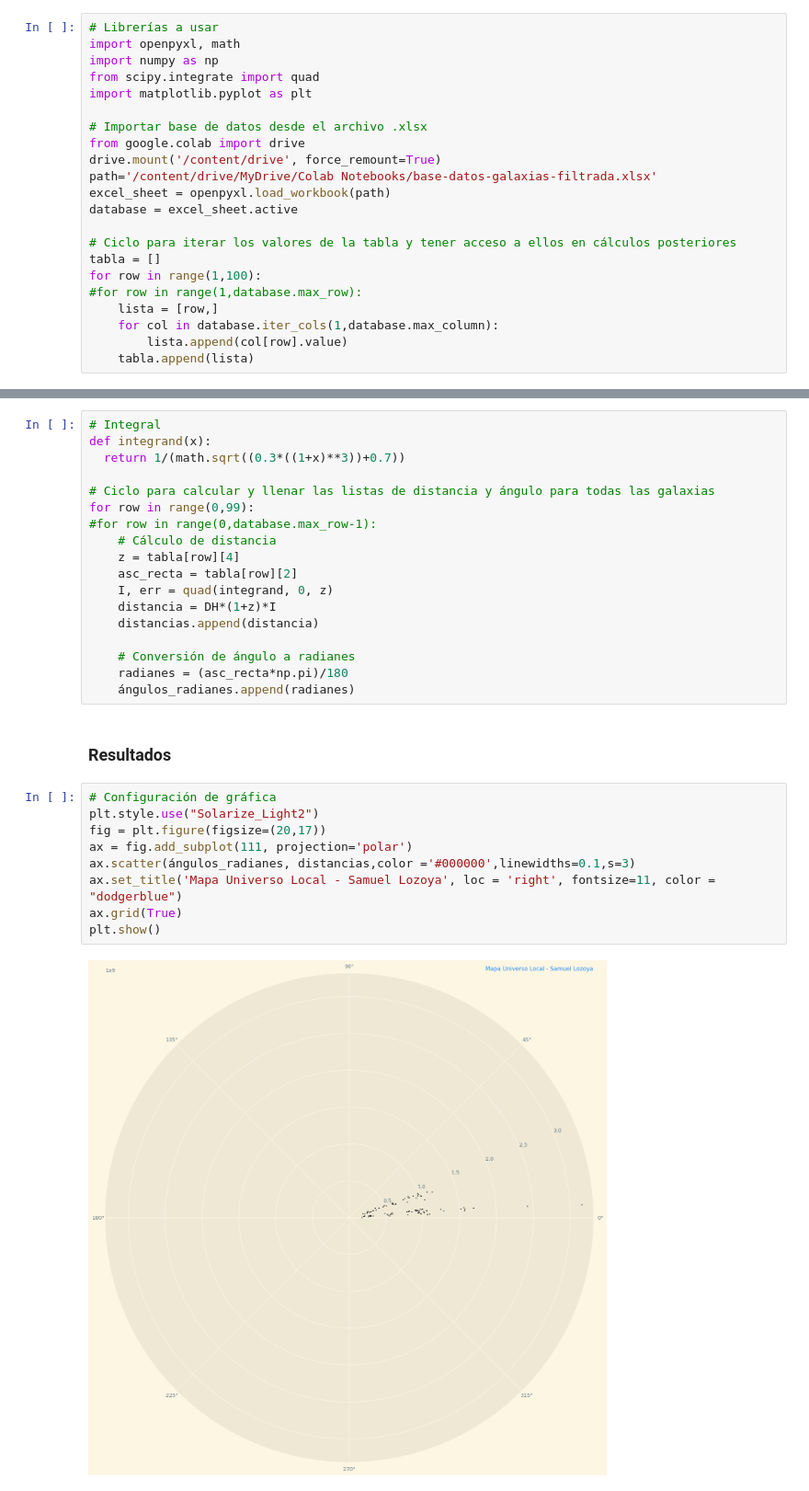
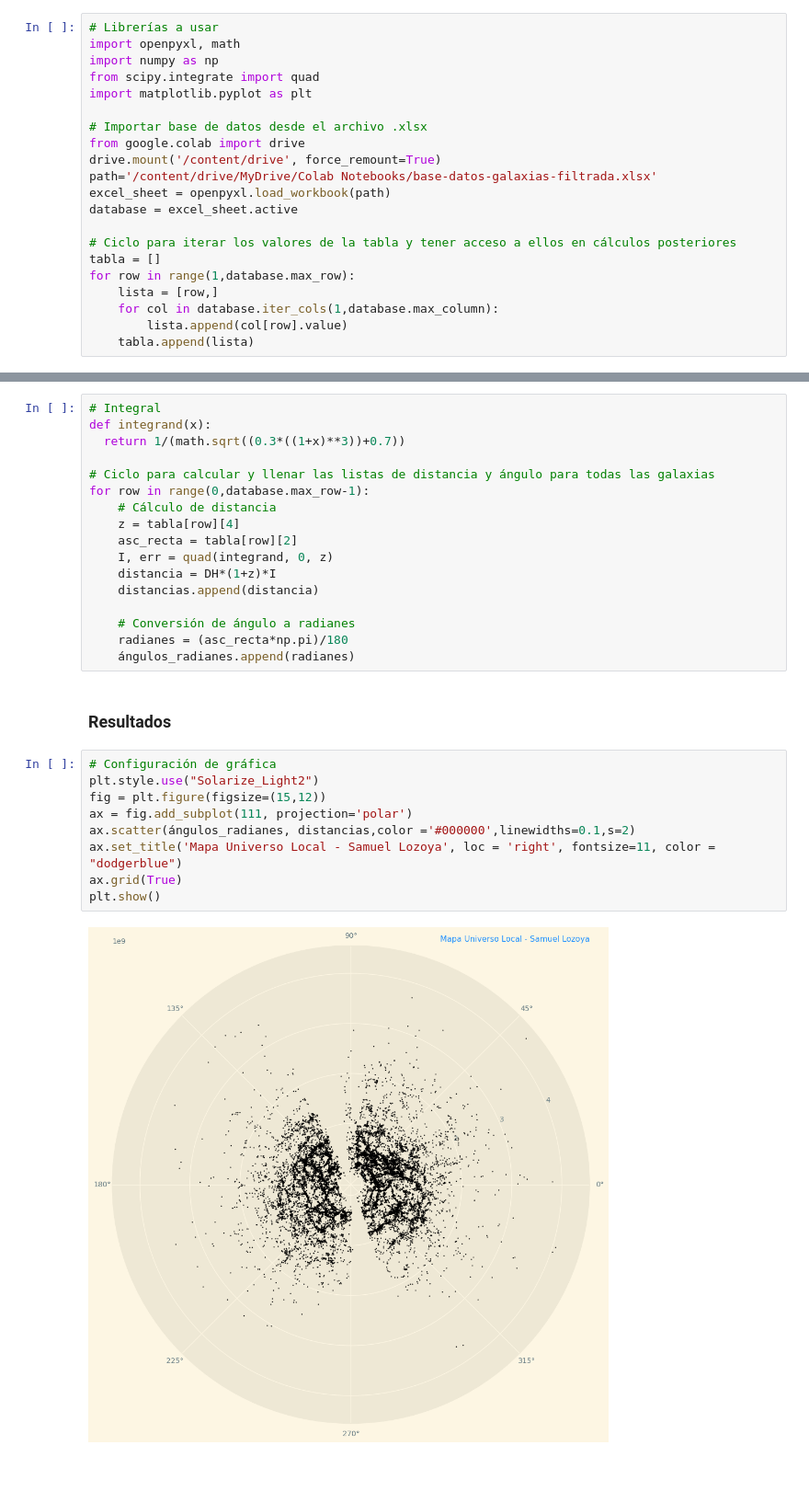
Before and after one commit to Kha0tiko/astronomy, a Jupyter notebook: Reto4_Samuel_Lozoya.ipynb, the cells around one changed output, grey strips where cells are left out. Shown: that part at 92% size. Cells and saved outputs as stored; diff of their text form.

```diff
--- a/Reto4_Samuel_Lozoya.ipynb
+++ b/Reto4_Samuel_Lozoya.ipynb
@@ -25,8 +25,7 @@ database = excel_sheet.active
 
 # Ciclo para iterar los valores de la tabla y tener acceso a ellos en cálculos posteriores
 tabla = []
-for row in range(1,100):
-#for row in range(1,database.max_row):
+for row in range(1,database.max_row):
     lista = [row,]
     for col in database.iter_cols(1,database.max_column):
         lista.append(col[row].value)
@@ -50,8 +49,7 @@ def integrand(x):
   return 1/(math.sqrt((0.3*((1+x)**3))+0.7))
 
 # Ciclo para calcular y llenar las listas de distancia y ángulo para todas las galaxias
-for row in range(0,99):
-#for row in range(0,database.max_row-1):
+for row in range(0,database.max_row-1):
     # Cálculo de distancia
     z = tabla[row][4]
     asc_recta = tabla[row][2]
@@ -67,11 +65,11 @@ for row in range(0,99):
 # %%
 # Configuración de gráfica
 plt.style.use("Solarize_Light2")
-fig = plt.figure(figsize=(20,17))
+fig = plt.figure(figsize=(15,12))
 ax = fig.add_subplot(111, projection='polar')
-ax.scatter(ángulos_radianes, distancias,color ='#000000',linewidths=0.1,s=3)
+ax.scatter(ángulos_radianes, distancias,color ='#000000',linewidths=0.1,s=2)
 ax.set_title('Mapa Universo Local - Samuel Lozoya', loc = 'right', fontsize=11, color = "dodgerblue")
 ax.grid(True)
 plt.show()
 # %% [output]
-[figure, old version]
+[figure, new version]
```
Also changed, not shown: parts of 2 cells of this notebook.
